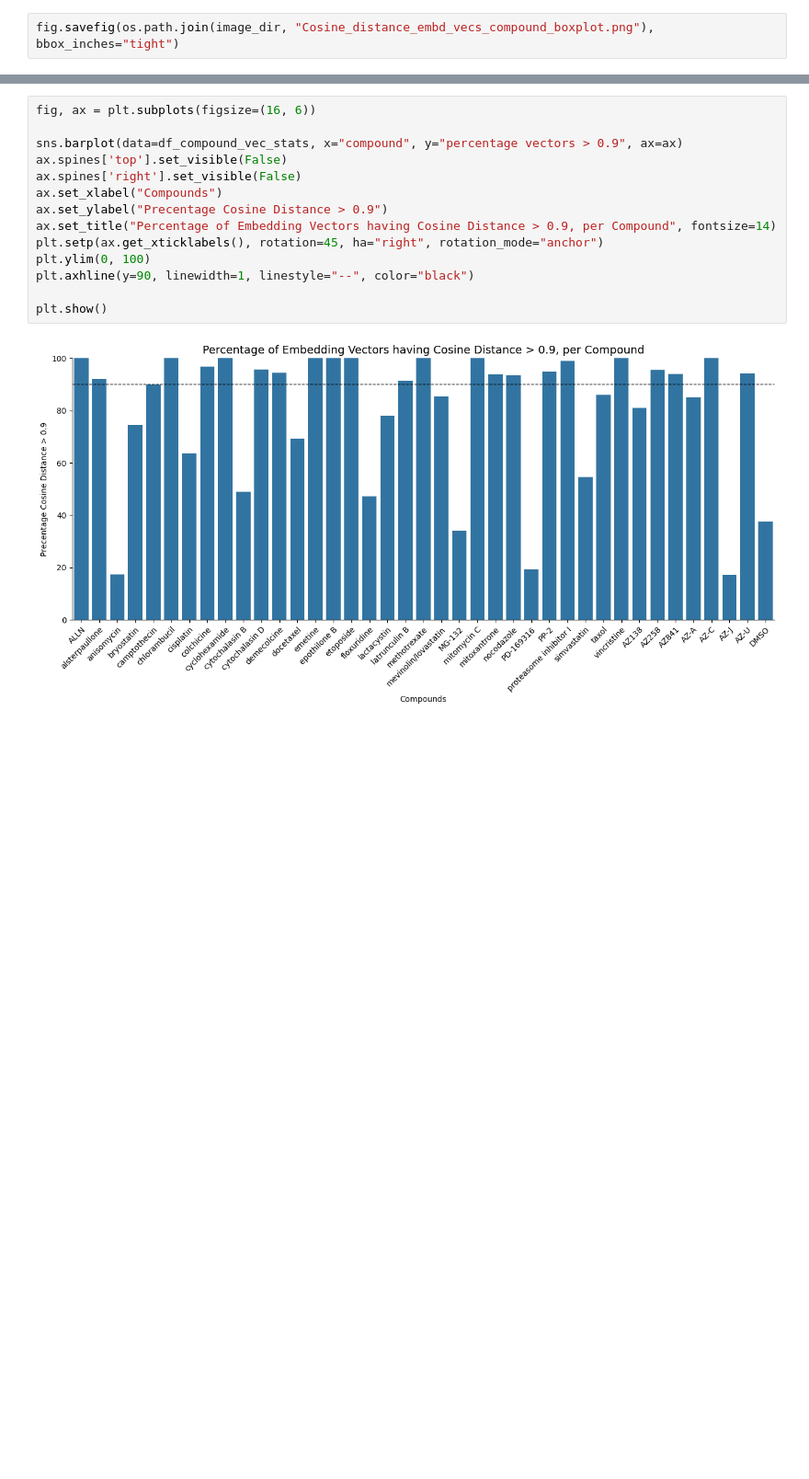
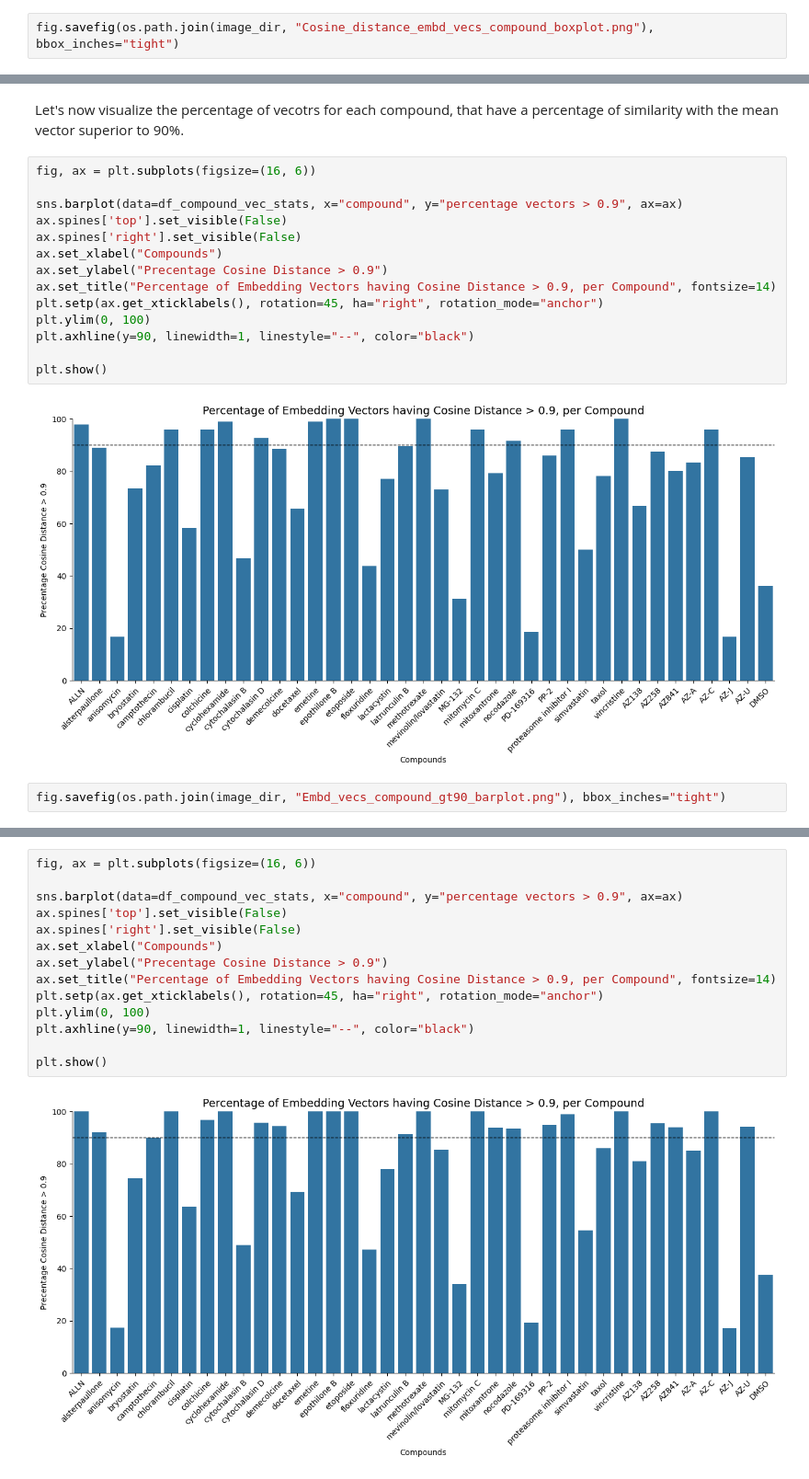
Before and after one commit to mattHG70/Cell2Structure, a Jupyter notebook: notebooks/Analyze_Embed_Vectors.ipynb, the cells around one changed output, grey strips where cells are left out. Shown at 92% size. Drawn from its saved outputs; the diff is of its cells as text; blank space fills up the shorter version.

Commit message:
synch embedding analysis notebooks

```diff
--- a/notebooks/Analyze_Embed_Vectors.ipynb
+++ b/notebooks/Analyze_Embed_Vectors.ipynb
@@ -137,0 +153,20 @@ fig.savefig(os.path.join(image_dir, "Cosine_distance_embd_vecs_compound_boxplot.
+# %% [markdown]
+Let's now visualize the percentage of vecotrs for each compound, that have a percentage of similarity with the mean vector superior to 90%.
+# %%
+fig, ax = plt.subplots(figsize=(16, 6))
+
+sns.barplot(data=df_compound_vec_stats, x="compound", y="percentage vectors > 0.9", ax=ax)
+ax.spines['top'].set_visible(False)
+ax.spines['right'].set_visible(False)
+ax.set_xlabel("Compounds")
+ax.set_ylabel("Precentage Cosine Distance > 0.9")
+ax.set_title("Percentage of Embedding Vectors having Cosine Distance > 0.9, per Compound", fontsize=14)
+plt.setp(ax.get_xticklabels(), rotation=45, ha="right", rotation_mode="anchor")
+plt.ylim(0, 100)
+plt.axhline(y=90, linewidth=1, linestyle="--", color="black")
+
+plt.show()
+# %% [output]
+[figure, added]
+# %%
+fig.savefig(os.path.join(image_dir, "Embd_vecs_compound_gt90_barplot.png"), bbox_inches="tight")
```
Also changed, not shown: parts of 39 cells of this notebook, 12 other files.
